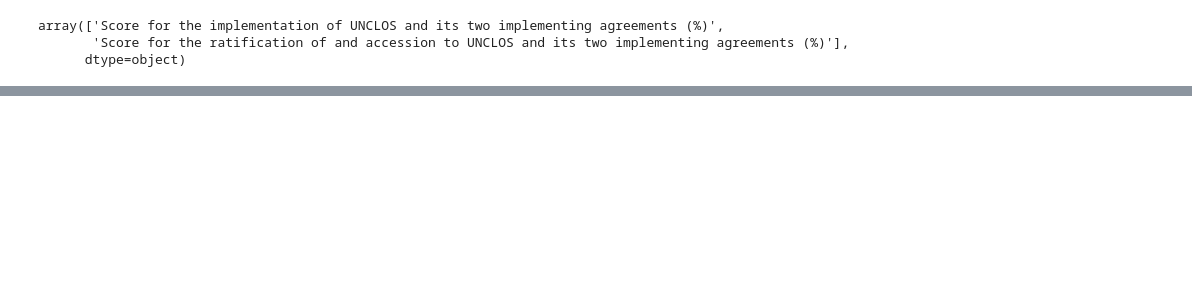
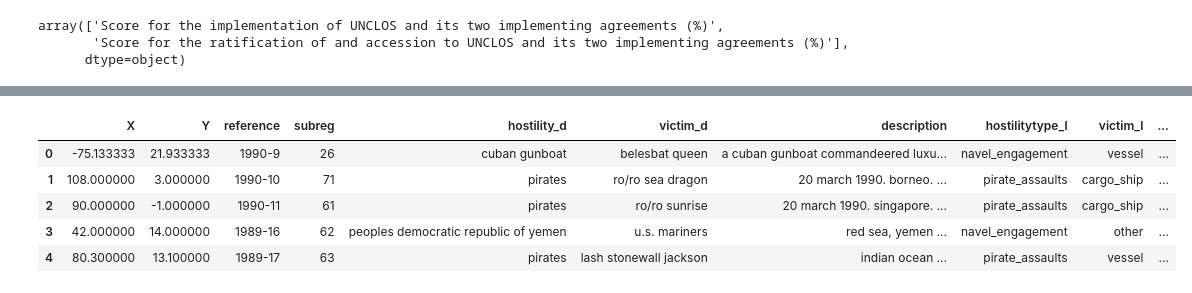
Before and after one commit to akamara05/Maritime_pirate_project, a Jupyter notebook: Coordinate book.ipynb, the cells around one changed output, grey strips where cells are left out. Saved outputs shown, nothing was run; the diff lists cells and outputs as text; code cells hidden in the pictures; blank space fills up the shorter version.

```diff
--- a/Coordinate book.ipynb
+++ b/Coordinate book.ipynb
@@ -191,0 +186,6 @@ education[education['GeoAreaName'] == 'India']
+# %%
+df.drop(columns = 'OBJECTID', axis = 1, inplace = True)
+# %%
+for i in df.columns:
+    if df[i].dtypes == 'O':
+        df[i] = df[i].str.lower()
@@ -191,0 +204,37 @@ education[education['GeoAreaName'] == 'India']
+# %%
+host_lst = ['pirate_assaults',
+            'navel_engagement',
+            'suspicious_approach',
+            'kidnapping',
+            'unknown',
+            'other',
+            'hijacking',
+            'no entries',
+            'attempted_boarding']
+
+df.hostilitytype_l = [host_lst[int(x) - 1] for x in df.hostilitytype_l]
+# %%
+victim_lst = ['anchored_vessel',
+            'barge',
+            'cargo_ship',
+            'fishing_vessel',
+            'merchant_vessel',
+            'offshore_vessel',
+            'passenger_ship',
+            'sailing_vessel',
+            'tanker',
+            'tugboat',
+            'vessel',
+            'unknown',
+            'other']
+
+df.victim_l = [victim_lst[int(x) - 1] for x in df.victim_l]
+# %%
+df.head()
+# %% [output]
+|  | X | Y | reference | subreg | hostility_d | victim_d | description | hostilitytype_l | victim_l | ... |
+| 0 | -75.133333 | 21.933333 | 1990-9 | 26 | cuban gunboat | belesbat queen | a cuban gunboat commandeered luxu... | navel_engagement | vessel | ... |
+| 1 | 108.000000 | 3.000000 | 1990-10 | 71 | pirates | ro/ro sea dragon | 20 march 1990. borneo. ... | pirate_assaults | cargo_ship | ... |
+| 2 | 90.000000 | -1.000000 | 1990-11 | 61 | pirates | ro/ro sunrise | 20 march 1990. singapore. ... | pirate_assaults | cargo_ship | ... |
+| 3 | 42.000000 | 14.000000 | 1989-16 | 62 | peoples democratic republic of yemen | u.s. mariners | red sea, yemen ... | navel_engagement | other | ... |
+| 4 | 80.300000 | 13.100000 | 1989-17 | 63 | pirates | lash stonewall jackson | indian ocean ... | pirate_assaults | vessel | ... |
```
Also changed, not shown: parts of 22 cells of this notebook, 3 other files.
